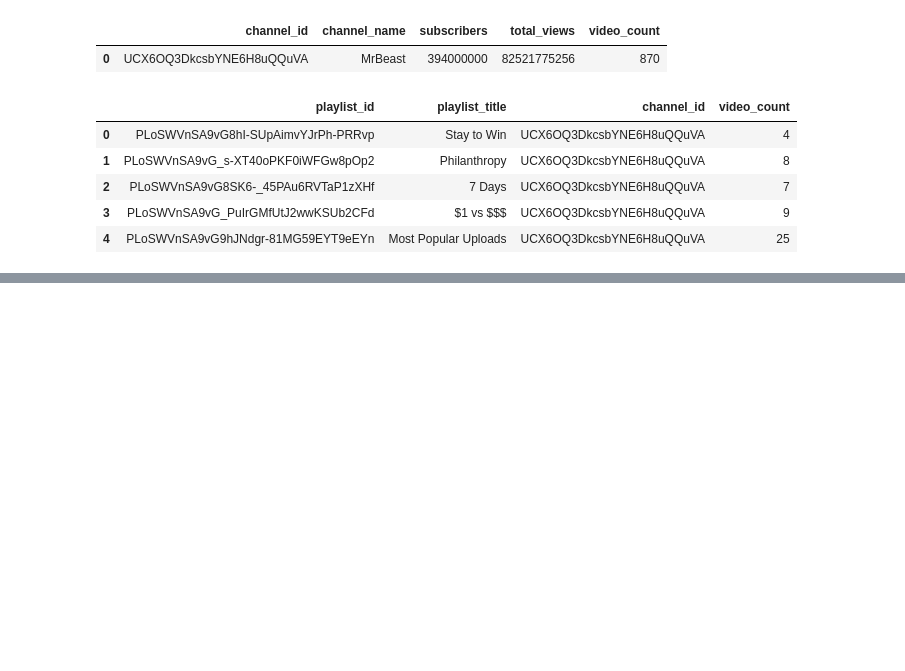
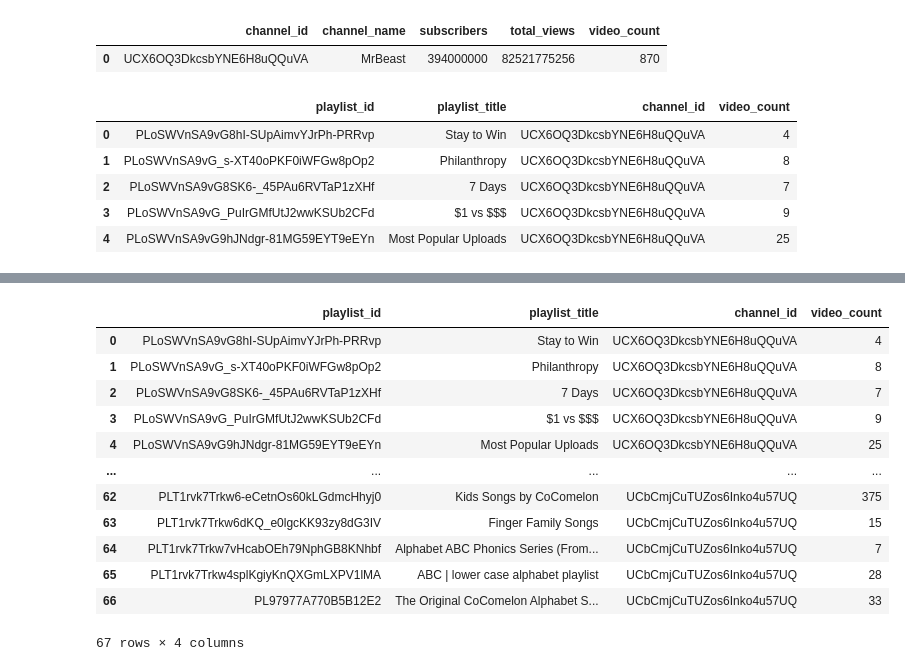
Before and after one commit to saimadhu27/Analyzing-youtubedata, a Jupyter notebook: exp.ipynb, the cells around one changed output, grey strips where cells are left out. Saved outputs shown, nothing was run; the diff lists cells and outputs as text; code cells hidden in the pictures; blank space fills up the shorter version.

```diff
--- a/exp.ipynb
+++ b/exp.ipynb
@@ -37,3 +37,20 @@ df
 | 50 | PWirijQkH4M | World’s Deadliest Obstacle Course! | 2024-06-15T16:00:01Z | 316227794 | 6482485 | 0 | 143148 | PLoSWVnSA9vG9hJNdgr-81MG59EYT9eEYn |
 | 51 | KOEfDvr4DcQ | Face Your Biggest Fear To Win $80... | 2024-02-10T17:00:00Z | 309172750 | 6311496 | 0 | 223651 | PLoSWVnSA9vG9hJNdgr-81MG59EYT9eEYn |
 | 52 | YLt73w6criQ | I Paid A Real Assassin To Try To ... | 2023-03-18T20:00:01Z | 308047520 | 6303178 | 0 | 104716 | PLoSWVnSA9vG9hJNdgr-81MG59EYT9eEYn |
+# %%
+df = pd.read_parquet('data/playlists/2025-05-20_playlist_data.parquet')
+df
+# %% [output]
+|  | playlist_id | playlist_title | channel_id | video_count |
+| 0 | PLoSWVnSA9vG8hI-SUpAimvYJrPh-PRRvp | Stay to Win | UCX6OQ3DkcsbYNE6H8uQQuVA | 4 |
+| 1 | PLoSWVnSA9vG_s-XT40oPKF0iWFGw8pOp2 | Philanthropy | UCX6OQ3DkcsbYNE6H8uQQuVA | 8 |
+| 2 | PLoSWVnSA9vG8SK6-_45PAu6RVTaP1zXHf | 7 Days | UCX6OQ3DkcsbYNE6H8uQQuVA | 7 |
+| 3 | PLoSWVnSA9vG_PuIrGMfUtJ2wwKSUb2CFd | $1 vs $$$ | UCX6OQ3DkcsbYNE6H8uQQuVA | 9 |
+| 4 | PLoSWVnSA9vG9hJNdgr-81MG59EYT9eEYn | Most Popular Uploads | UCX6OQ3DkcsbYNE6H8uQQuVA | 25 |
+| ... | ... | ... | ... | ... |
+| 62 | PLT1rvk7Trkw6-eCetnOs60kLGdmcHhyj0 | Kids Songs by CoComelon | UCbCmjCuTUZos6Inko4u57UQ | 375 |
+| 63 | PLT1rvk7Trkw6dKQ_e0lgcKK93zy8dG3IV | Finger Family Songs | UCbCmjCuTUZos6Inko4u57UQ | 15 |
+| 64 | PLT1rvk7Trkw7vHcabOEh79NphGB8KNhbf | Alphabet ABC Phonics Series (From... | UCbCmjCuTUZos6Inko4u57UQ | 7 |
+| 65 | PLT1rvk7Trkw4splKgiyKnQXGmLXPV1lMA | ABC | lower case alphabet playlist | UCbCmjCuTUZos6Inko4u57UQ | 28 |
+| 66 | PL97977A770B5B12E2 | The Original CoComelon Alphabet S... | UCbCmjCuTUZos6Inko4u57UQ | 33 |
+67 rows × 4 columns
```
Also changed, not shown: parts of 2 cells of this notebook, 2 other files.
